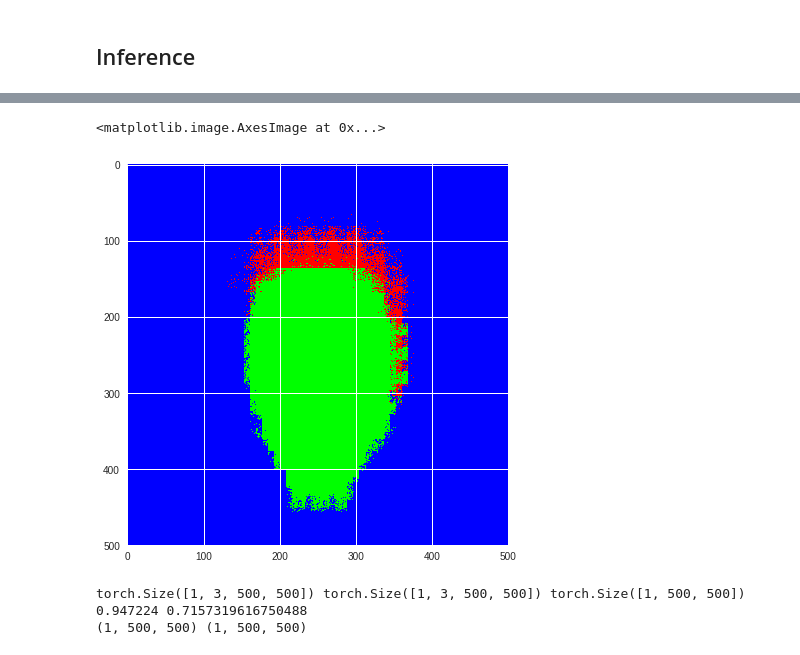
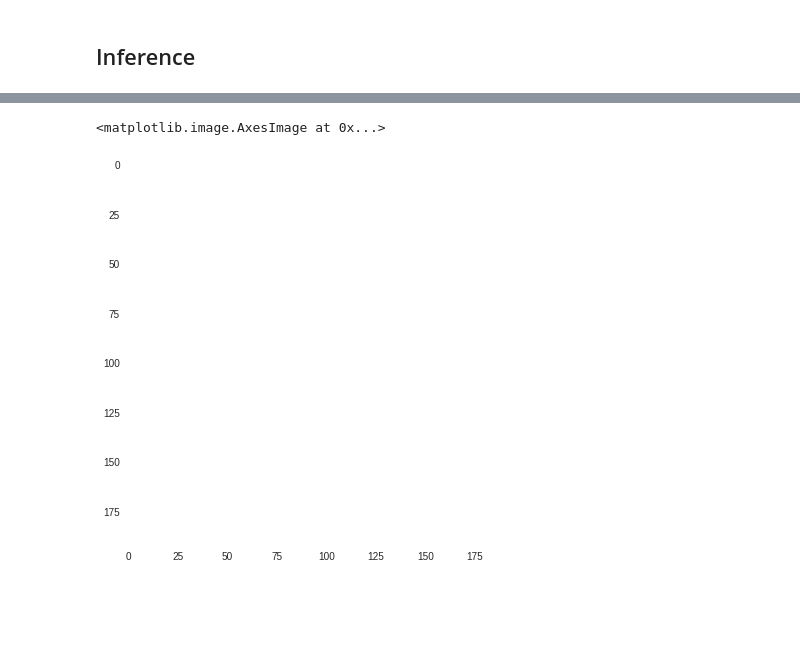
Before and after one commit to betogaona7/hairstyle, a Jupyter notebook: HS-Segment-Technique/FCN_CRF.ipynb, the cells around one changed output, grey strips where cells are left out. Drawn from its saved outputs; the diff is of its cells as text; code cells hidden in the pictures; blank space fills up the shorter version.

Commit message:
modify to a binary classification and label labeled images in DataLoader

```diff
--- a/HS-Segment-Technique/FCN_CRF.ipynb
+++ b/HS-Segment-Technique/FCN_CRF.ipynb
@@ -351,18 +560,15 @@ best = 0
 for epoch in range(epochs):
   for i, batch in enumerate(trainloader):
     inputs, labels = batch['x'].to(device), batch['y'].to(device)
-    targets = batch['l'].to(device)
     optimizer.zero_grad()
     outputs = model.forward(inputs)
-    #loss = criterion(outputs, labels)
-    loss = criterion(outputs, targets.long())
-
+    loss = criterion(outputs, labels)
     loss.backward()
     optimizer.step()
     if i % print_every == 0:
       model.eval()
       with torch.no_grad():
-        paccuracy, meaniou = validation(model, validloader, criterion)
+        paccuracy, meaniou = validation(model, validloader)
         print("Epoch: {}/{}.. ".format(epoch+1, epochs),
               "Training loss: {:.5f}.. ".format(loss.item()),
               "Pixel accuracy.. {:.5f}".format(paccuracy),
@@ -393,12 +603,8 @@ Pixel accuracy:  0.9017856699029126  Mean IoU:  0.6518089853144712
 state_dict = torch.load('./fcn-model90.pth')
 model.load_state_dict(state_dict)
 # %%
-from PIL import Image
-import warnings
-
-warnings.filterwarnings("ignore")
-
-inference_transforms = transforms.Compose([ transforms.ToTensor(),
+inference_transforms = transforms.Compose([ transforms.Resize((192, 192)),
+                                            transforms.ToTensor(),
                                             transforms.Normalize([29.24429131, 29.24429131, 29.24429131],[69.8833313, 63.37436676, 61.38568878])])
 
 def plot_imgs(images = [], titles = [], figsize = (10,10)):
@@ -452,26 +658,23 @@ def get_predicted_image(original, prediction, labels=None):
         break
   return output
 
-def get_image_labels(testimage):
+def get_image_labels(testimage, n_classes):
   model.to(device)
   model.eval()
   image = load_image(testimage)
   prediction = model(image.to(device))
   prediction = prediction.data.cpu().numpy()
   N, _, h, w = prediction.shape
-  prediction = prediction.transpose(0, 2, 3, 1).reshape(-1, 3).argmax(axis=1).reshape(N, h, w)
+  prediction = prediction.transpose(0, 2, 3, 1).reshape(-1, n_classes).argmax(axis=1).reshape(N, h, w)
   return prediction
 
 
 def paint(predicted):
-  output = np.zeros((500, 500, 3), dtype=np.uint8)
-  for i in range(500):
-    for j in range(500):
-      if predicted[0][i][j] == 0:
-        output[i, j, 2] = 255
-      elif predicted[0][i][j] == 1:
-        output[i, j, 1] = 255
-      elif predicted[0][i][j] == 2:
+  h, w = 192, 192
+  output = np.zeros((h, w, 3), dtype=np.uint8)
+  for i in range(h):
+    for j in range(w):
+      if predicted[i, j] == 1:
         output[i, j, 0] = 255
   return output
 
@@ -494,10 +697,11 @@ tru_image = "data/LFW/labels_ppm/" + name + ".ppm"
 
 original = scipy.misc.imread(inp_image)
 truth = scipy.misc.imread(tru_image)
-predicted = get_image_labels(inp_image)
+predicted = get_image_labels(inp_image, 1)
 
+"""
 data = pd.read_csv("data/LFW/training.csv")
 
 image, label = data.iloc[27, 0], data.iloc[27, 1]
 image = scipy.misc.imread(image, mode='RGB')
-label = np.load(label)
+label = np.load(label) """
@@ -509,2 +714,0 @@ plt.imshow(paint_no_tensor(label))
-# %%
-predicted = get_image_labels(image)
@@ -511,39 +727,5 @@ predicted = get_image_labels(image)
 # %%
-plt.imshow(paint(predicted))
+plt.imshow(predicted[0])
 # %% [output]
 <matplotlib.image.AxesImage at 0x...>
-[figure, old version]
+[figure, new version]
-# %%
-loader = torch.utils.data.DataLoader(train_data, batch_size=1, shuffle=True)
-
-batch = next(iter(loader))
-print(batch['x'].size(), batch['y'].size(), batch['l'].size())
-
-
-total_ious = []
-pixel_accs = []
-
-inputs = batch['x'].to(device)
-output = model(inputs)
-output = output.data.cpu().numpy()
-
-N, _, h, w = output.shape
-pred = output.transpose(0, 2, 3, 1).reshape(-1, n_classes).argmax(axis=1).reshape(N, h, w)
-target = batch['l'].cpu().numpy().reshape(N, h, w)
-
-total_ious.append(iou(pred, target))
-pixel_accs.append(pixel_accuracy(pred, target))
-
-# Pixel accuracy
-pixel_acc = np.array(pixel_accs).mean()
-
-# Mean IoU
-total_ious = np.array(total_ious).T
-mean_iou = np.nanmean(np.nanmean(total_ious, axis=1))
-
-print(pixel_acc, mean_iou)
-print(target.shape, pred.shape)
-# %% [output]
-torch.Size([1, 3, 500, 500]) torch.Size([1, 3, 500, 500]) torch.Size([1, 500, 500])
-0.947224 0.7157319616750488
-(1, 500, 500) (1, 500, 500)
```
Also changed, not shown: parts of 38 cells of this notebook.
